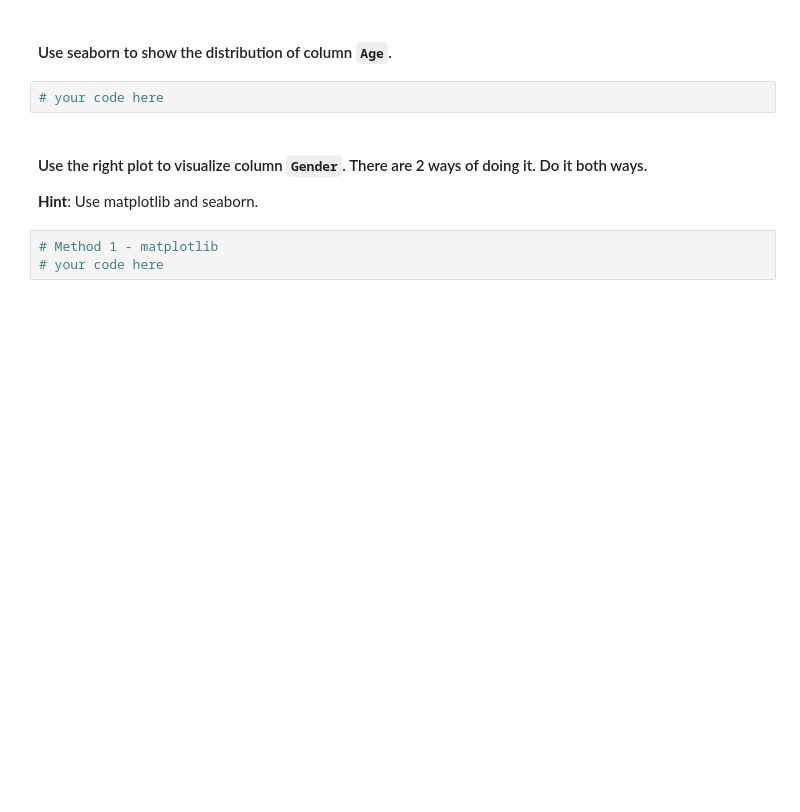
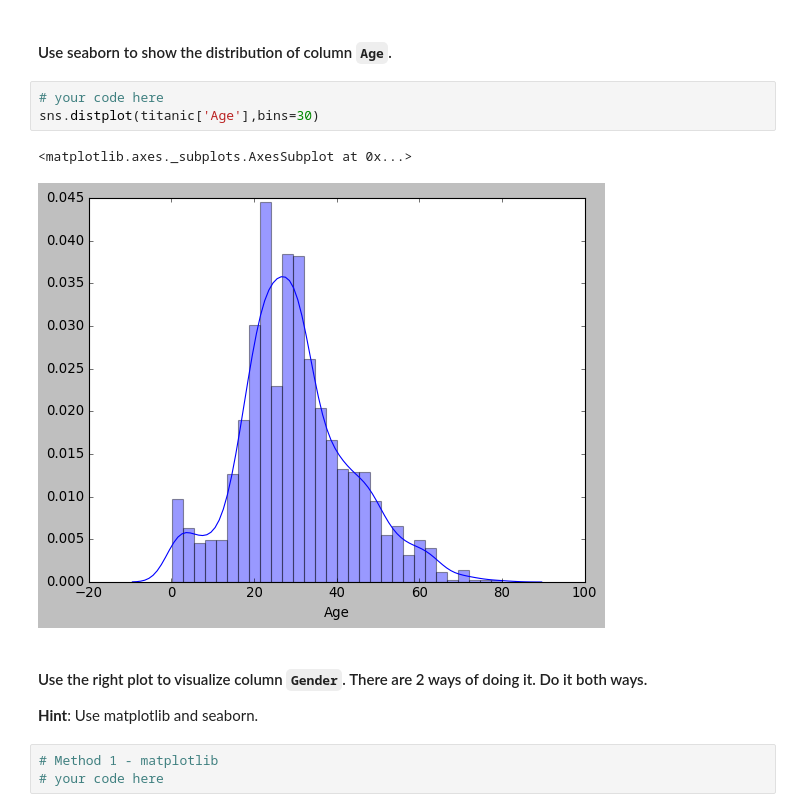
Before and after one commit to Adonis232/dataptmad0420, a Jupyter notebook: module-2/matplotlib-seaborn/your-code/main.ipynb, the cells around one changed output. Drawn from its saved outputs; the diff is of its cells as text; blank space fills up the shorter version.

```diff
--- a/module-2/matplotlib-seaborn/your-code/main.ipynb
+++ b/module-2/matplotlib-seaborn/your-code/main.ipynb
@@ -279,6 +304,10 @@ your comments here
 #### Use seaborn to show the distribution of column `Age`.
 # %%
 # your code here
+sns.distplot(titanic['Age'],bins=30)
+# %% [output]
+<matplotlib.axes._subplots.AxesSubplot at 0x...>
+[figure, added]
 # %% [markdown]
 #### Use the right plot to visualize column `Gender`. There are 2 ways of doing it. Do it both ways.
 **Hint**: Use matplotlib and seaborn.
```
Also changed, not shown: parts of 13 cells of this notebook.
